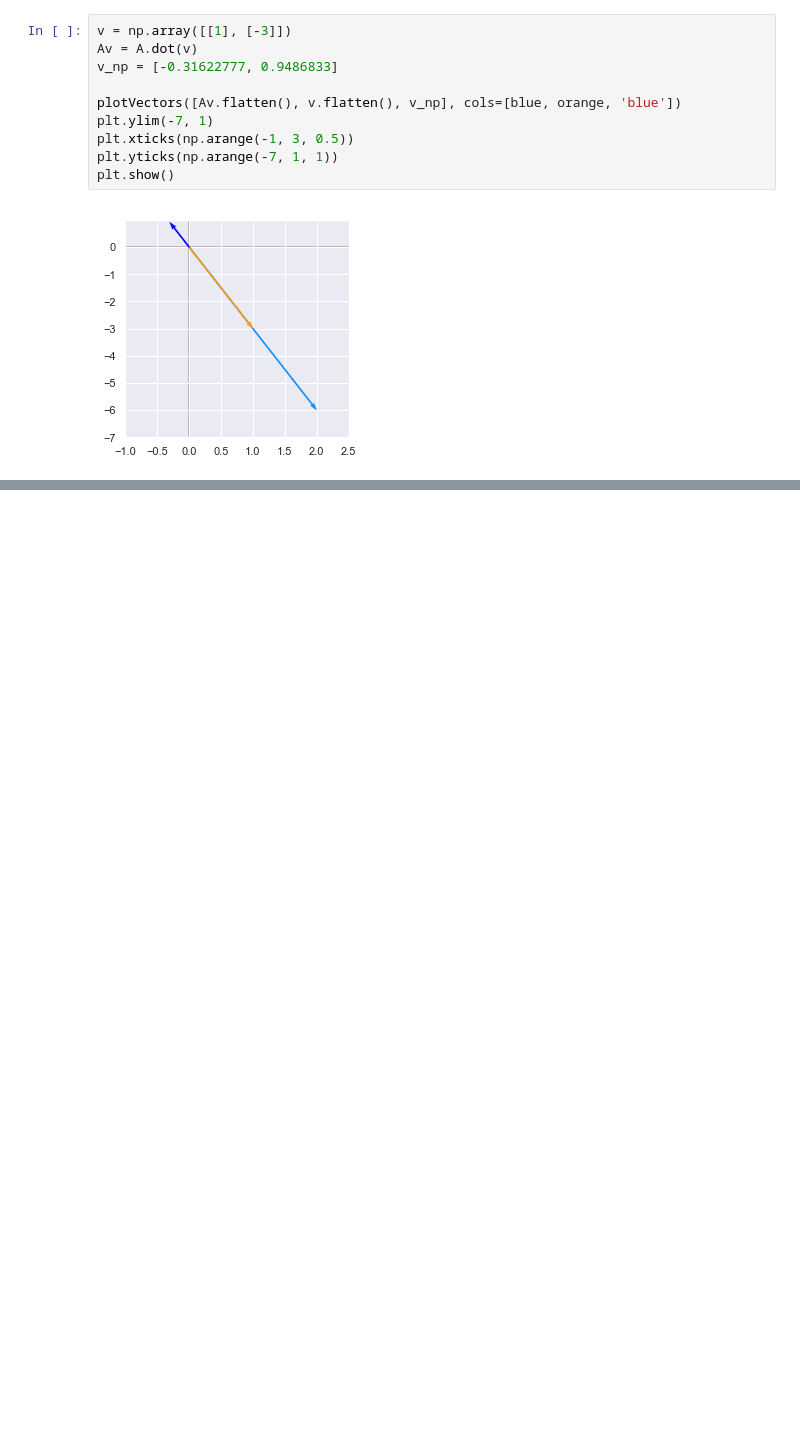
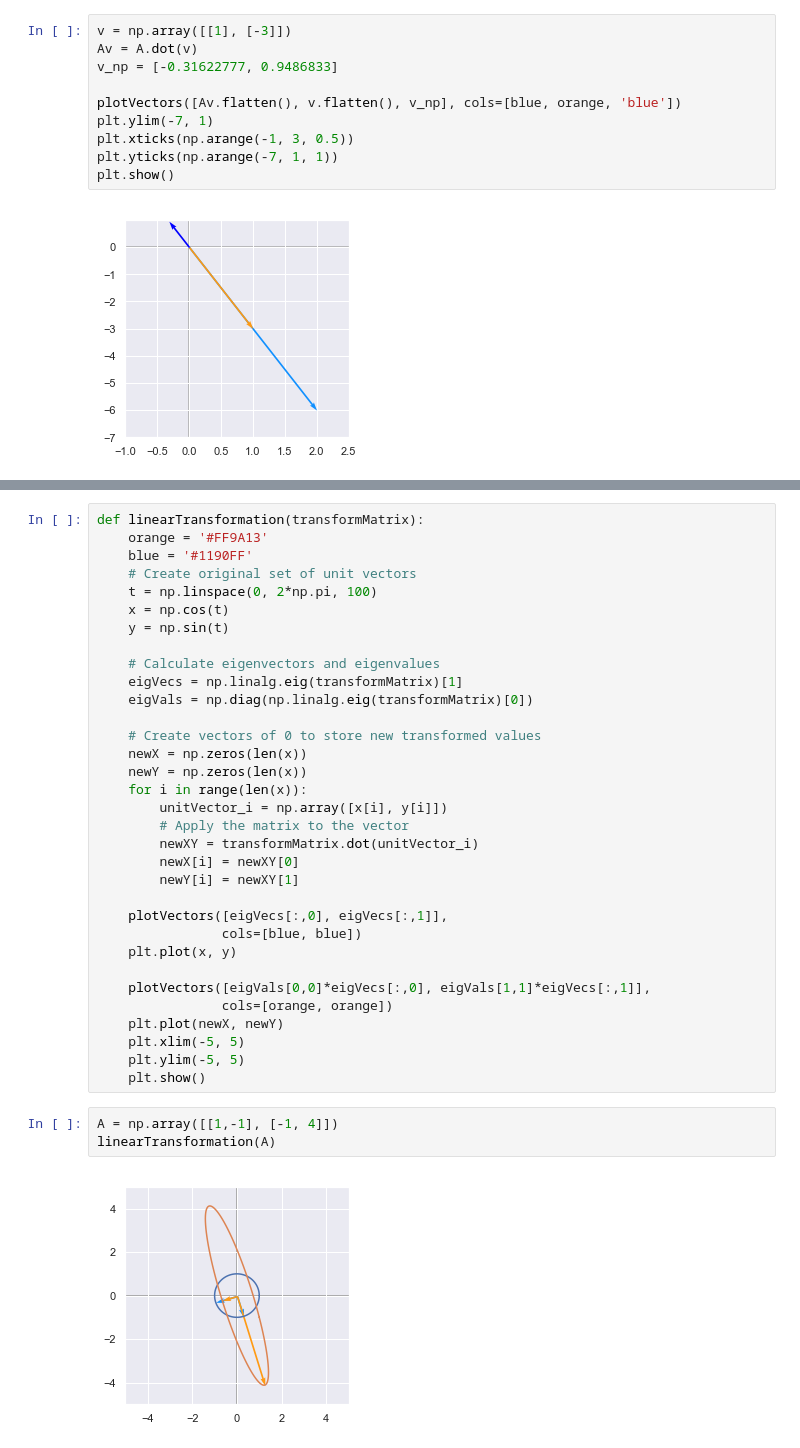
Before and after one commit to GAnagno/Dimensionality-Reduction, a Jupyter notebook: Eigendecomposition.ipynb, the cells around one changed output, grey strips where cells are left out. Drawn from its saved outputs; the diff is of its cells as text; blank space fills up the shorter version.

```diff
--- a/Eigendecomposition.ipynb
+++ b/Eigendecomposition.ipynb
@@ -131,0 +196,38 @@ plt.show()
+# %%
+def linearTransformation(transformMatrix):
+    orange = '#FF9A13'
+    blue = '#1190FF'
+    # Create original set of unit vectors
+    t = np.linspace(0, 2*np.pi, 100)
+    x = np.cos(t)
+    y = np.sin(t)
+
+    # Calculate eigenvectors and eigenvalues
+    eigVecs = np.linalg.eig(transformMatrix)[1]
+    eigVals = np.diag(np.linalg.eig(transformMatrix)[0])
+
+    # Create vectors of 0 to store new transformed values
+    newX = np.zeros(len(x))
+    newY = np.zeros(len(x))
+    for i in range(len(x)):
+        unitVector_i = np.array([x[i], y[i]])
+        # Apply the matrix to the vector
+        newXY = transformMatrix.dot(unitVector_i)
+        newX[i] = newXY[0]
+        newY[i] = newXY[1]
+
+    plotVectors([eigVecs[:,0], eigVecs[:,1]],
+                cols=[blue, blue])
+    plt.plot(x, y)
+
+    plotVectors([eigVals[0,0]*eigVecs[:,0], eigVals[1,1]*eigVecs[:,1]],
+                cols=[orange, orange])
+    plt.plot(newX, newY)
+    plt.xlim(-5, 5)
+    plt.ylim(-5, 5)
+    plt.show()
+# %%
+A = np.array([[1,-1], [-1, 4]])
+linearTransformation(A)
+# %% [output]
+[figure, added]
```
Also changed, not shown: parts of 13 cells of this notebook.
